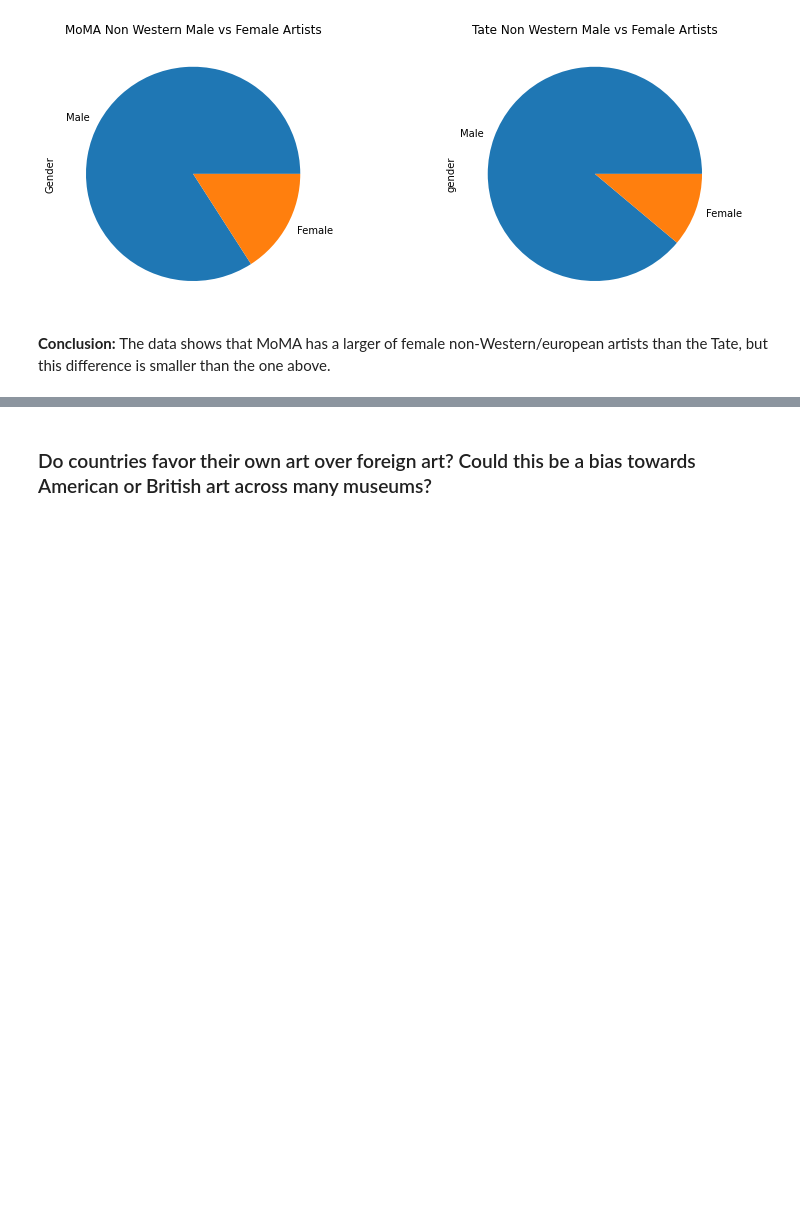
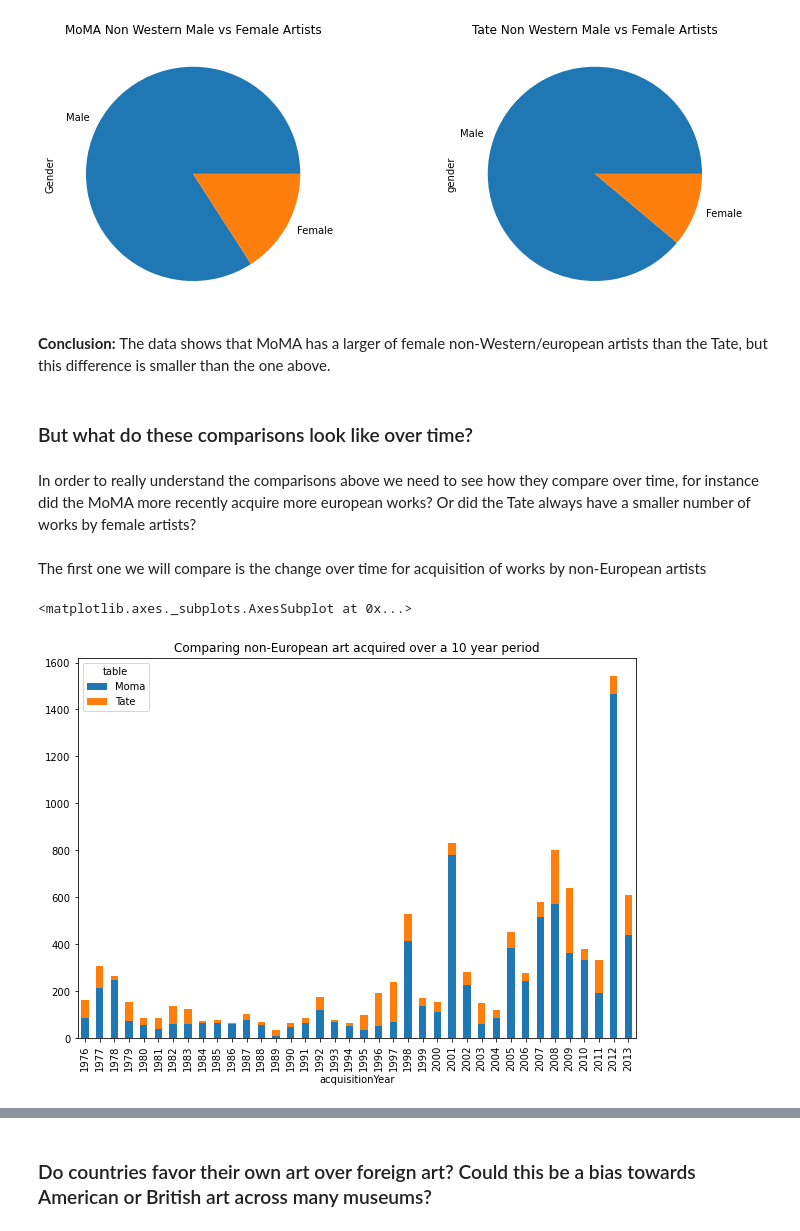
Before and after one commit to emily-oconnell/diversity-in-art-museums, a Jupyter notebook: worknotebook.ipynb, the cells around one changed output, grey strips where cells are left out. Cells and saved outputs as stored; diff of their text form; code cells hidden in the pictures; blank space fills up the shorter version.

```diff
--- a/worknotebook.ipynb
+++ b/worknotebook.ipynb
@@ -575,3 +584,46 @@ fig.set_figwidth(12)
 [figure]
 # %% [markdown]
 <strong>Conclusion: </strong> The data shows that  MoMA has a larger of female non-Western/european artists than the Tate, but this difference is smaller than the one above.
+# %% [markdown]
+### But what do these comparisons look like over time?
+# %% [markdown]
+In order to really understand the comparisons above we need to see how they compare over time, for instance did the MoMA more recently acquire more european works? Or did the Tate always have a smaller number of works by female artists?
+# %% [markdown]
+The first one we will compare is the change over time for acquisition of works by non-European artists
+# %%
+#create a new table grouping by the acquisition year artists who are non-European
+acquisitionYear = pd.DataFrame(tate_country[tate_country['European?'] == 'False'].groupby('acquisitionYear')['European?'].value_counts())
+#adding a new column that is the same as European and then removing European
+acquisitionYear['count'] = acquisitionYear['European?']
+acquisitionYear.drop(columns = ['European?'], inplace = True)
+#resetting the index and dropping the old index
+acquisitionYear = acquisitionYear.reset_index()
+acquisitionYear.drop(columns = ['European?'], inplace = True)
+#only taking the years from 1975 so that the analysis is more clear
+acquisitionYear = acquisitionYear[acquisitionYear['acquisitionYear']>1975]
+#setting the year as an integer
+acquisitionYear['acquisitionYear'] = acquisitionYear['acquisitionYear'].astype(int)
+#adding in the designation for which museum it is from
+acquisitionYear['table'] = "Tate"
+#making a pivot table out of the previous table
+pivot = acquisitionYear.pivot(index='acquisitionYear', columns = 'table', values = 'count')
+
+#walking through the same steps but for the MoMA table
+moma_before_2013['acquisitionYear'] = moma_before_2013['Acquisition Date'].dt.year
+acquisitionYear1 = pd.DataFrame(moma_before_2013[moma_before_2013['European?'] == 'False'].groupby('acquisitionYear')['European?'].value_counts())
+acquisitionYear1['count'] = acquisitionYear1['European?']
+acquisitionYear1.drop(columns = ['European?'], inplace = True)
+acquisitionYear1 = acquisitionYear1.reset_index()
+acquisitionYear1.drop(columns = ['European?'], inplace = True)
+acquisitionYear1 = acquisitionYear1[acquisitionYear1['acquisitionYear']>1975]
+acquisitionYear1['table'] = "Moma"
+pivot1 = acquisitionYear1.pivot(index='acquisitionYear', columns = 'table', values = 'count')
+
+#merging the two tables together on acquisitionYear
+new = pivot1.merge(pivot, on = 'acquisitionYear')
+
+#plotting the graph
+new.loc[:,['Moma','Tate']].plot.bar(stacked=True, figsize=(10,7), title = "Comparing non-European art acquired over a 10 year period")
+# %% [output]
+<matplotlib.axes._subplots.AxesSubplot at 0x...>
+[figure, added]
```
Also changed, not shown: parts of 13 cells of this notebook, 1 other file.
